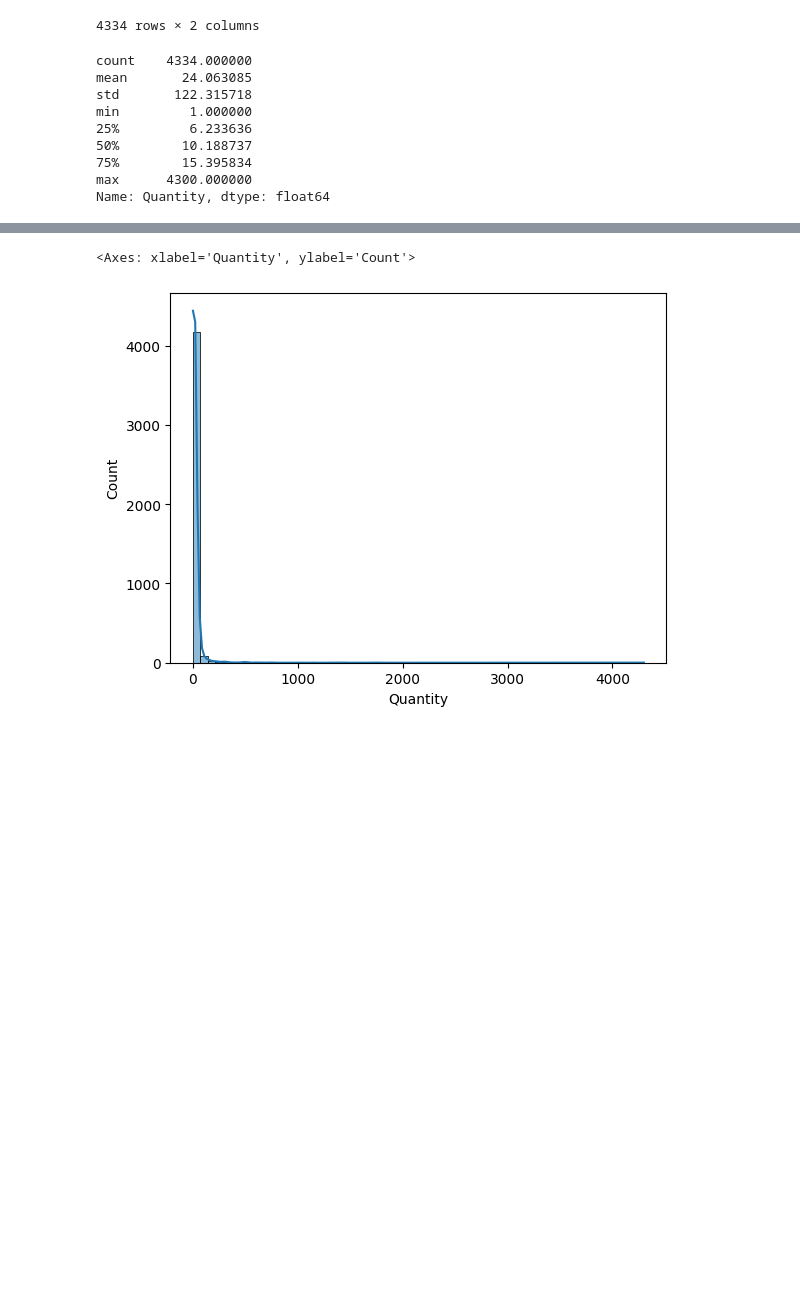
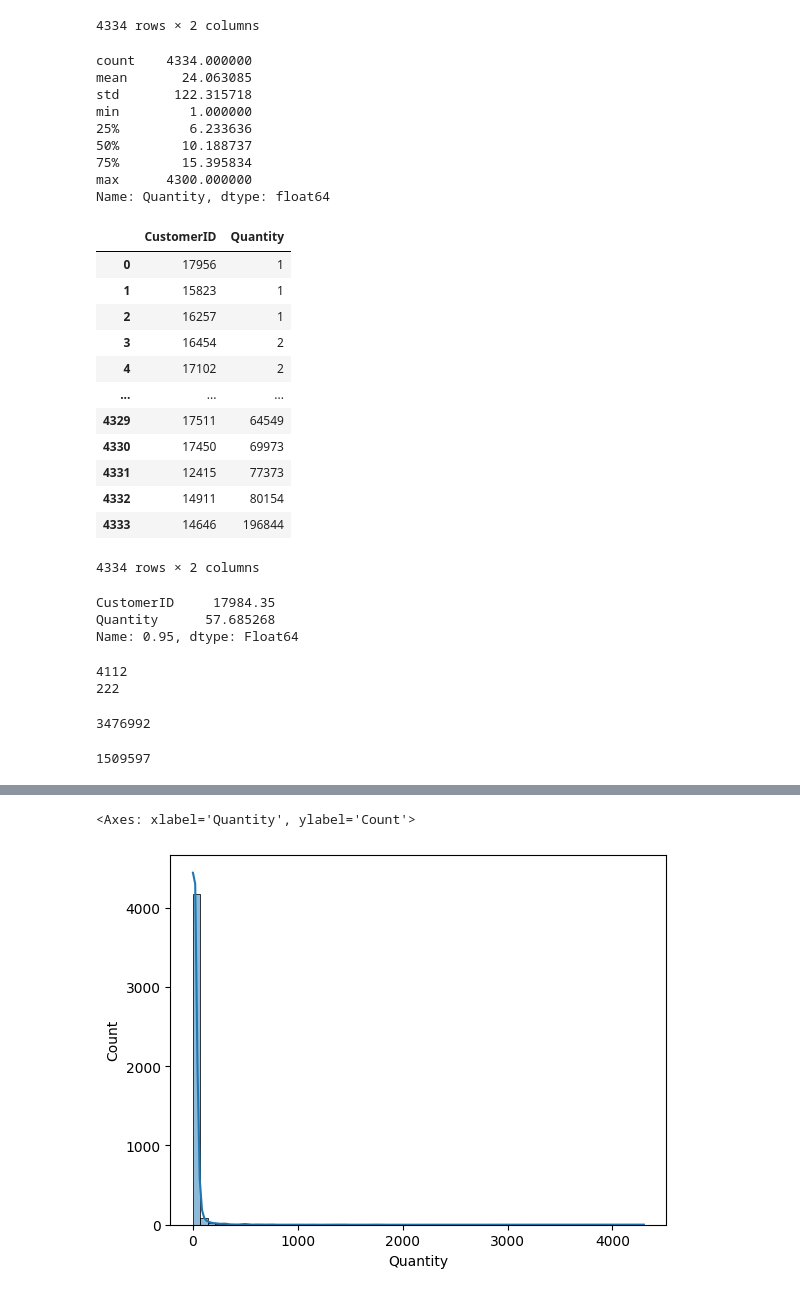
Before and after one commit to dimitsagk/ClientClustering_InventoryForecast, a Jupyter notebook: notebooks/02_EDA-notebook.ipynb, the cells around one changed output, grey strips where cells are left out. Drawn from its saved outputs; the diff is of its cells as text; code cells hidden in the pictures; blank space fills up the shorter version.

```diff
--- a/notebooks/02_EDA-notebook.ipynb
+++ b/notebooks/02_EDA-notebook.ipynb
@@ -193,3 +187,48 @@ min         1.000000
 75%        15.395834
 max      4300.000000
 Name: Quantity, dtype: float64
+# %%
+# Mean quantity per order
+cust_order_sum = df.dropna(subset='CustomerID')
+cust_order_sum = cust_order_sum[~cust_order_sum.InvoiceNo.isin(['581483','541431'])]
+
+cust_order_sum = cust_order_sum.groupby(['CustomerID','InvoiceNo'])['Quantity'].sum().reset_index()
+cust_order_sum = cust_order_sum.groupby('CustomerID')['Quantity'].sum().sort_values(ascending=True).reset_index()
+cust_order_sum
+# %% [output]
+|  | CustomerID | Quantity |
+| 0 | 17956 | 1 |
+| 1 | 15823 | 1 |
+| 2 | 16257 | 1 |
+| 3 | 16454 | 2 |
+| 4 | 17102 | 2 |
+| ... | ... | ... |
+| 4329 | 17511 | 64549 |
+| 4330 | 17450 | 69973 |
+| 4331 | 12415 | 77373 |
+| 4332 | 14911 | 80154 |
+| 4333 | 14646 | 196844 |
+4334 rows × 2 columns
+# %%
+customers.quantile(0.95)
+# %% [output]
+CustomerID     17984.35
+Quantity      57.685268
+Name: 0.95, dtype: Float64
+# %%
+cust_list_95 = customers[customers.Quantity < 57.0].CustomerID.tolist()
+cust_list_05 = customers[customers.Quantity >= 57.0].CustomerID.tolist()
+#test_q.quantile(0.97).Quantity
+print(len(cust_list_95))
+print(len(cust_list_05))
+# %% [output]
+4112
+222
+# %%
+cust_order_sum[cust_order_sum.CustomerID.isin(cust_list_95)].Quantity.sum()
+# %% [output]
+3476992
+# %%
+cust_order_sum[~cust_order_sum.CustomerID.isin(cust_list_95)].Quantity.sum()
+# %% [output]
+1509597
```
Also changed, not shown: parts of 57 cells of this notebook.
